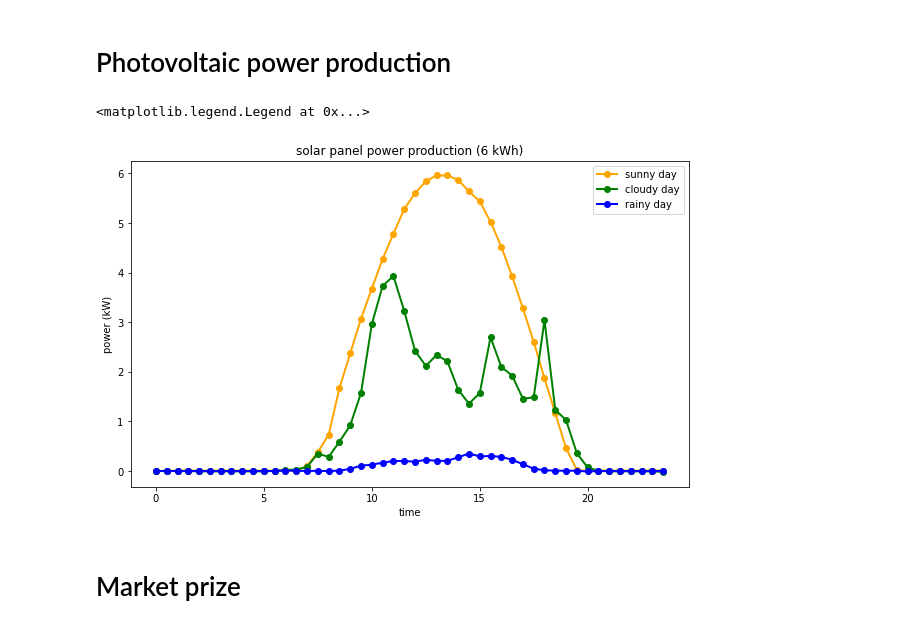
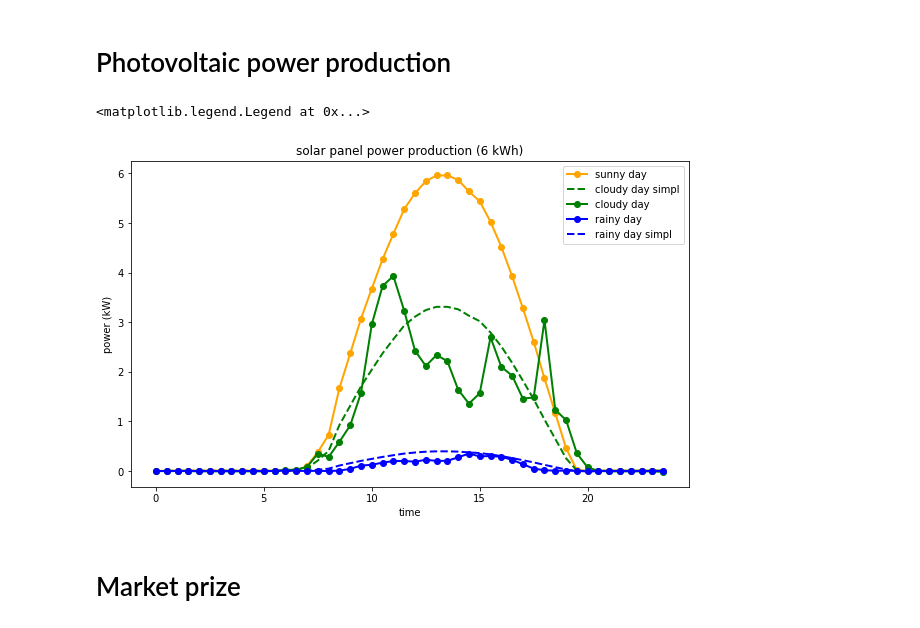
Before and after one commit to rossetl/GT-Smart-Grids, a Jupyter notebook: notebook1.ipynb, the cells around one changed output. Cells and saved outputs as stored; diff of their text form; code cells hidden in the pictures.

```diff
--- a/notebook1.ipynb
+++ b/notebook1.ipynb
@@ -62,20 +62,26 @@ sunf = interp1d(sun_df.time, sun_df.power, kind='linear')
 cloudf = interp1d(cloud_df.time, cloud_df.power, kind='linear')
 rainf = interp1d(rain_df.time, rain_df.power, kind='linear')
 
+factor = 1
 x_points = np.arange(0, 24, 0.5)
-sunny = sunf(x_points)
-cloudy = cloudf(x_points)
-rainy = rainf(x_points)
+sunny = sunf(x_points) / factor
+cloudy = cloudf(x_points) / factor
+rainy = rainf(x_points) / factor
+# %%
+cloudy_simp = sunny / 1.8
+rainy_simp = sunny / 15
 # %%
 plt.figure(figsize=(10,6))
 plt.xlabel('time')
 plt.ylabel('power (kW)')
 plt.title('solar panel power production (6 kWh)')
 plt.plot(x_points, sunny, '-o', c='orange', lw=2, label='sunny day')
+plt.plot(x_points, cloudy_simp, c='green', lw=2, ls='dashed', label='cloudy day simpl')
 plt.plot(x_points, cloudy, '-o', c='green', lw=2, label='cloudy day')
 plt.plot(x_points, rainy, '-o', c='blue', lw=2, label='rainy day')
+plt.plot(x_points, rainy_simp, c='blue', lw=2, ls='dashed', label='rainy day simpl')
 plt.legend()
 # %% [output]
 <matplotlib.legend.Legend at 0x...>
-[figure, old version]
+[figure, new version]
 # %%
```
Also changed, not shown: parts of 2 cells of this notebook, 3 other files.
